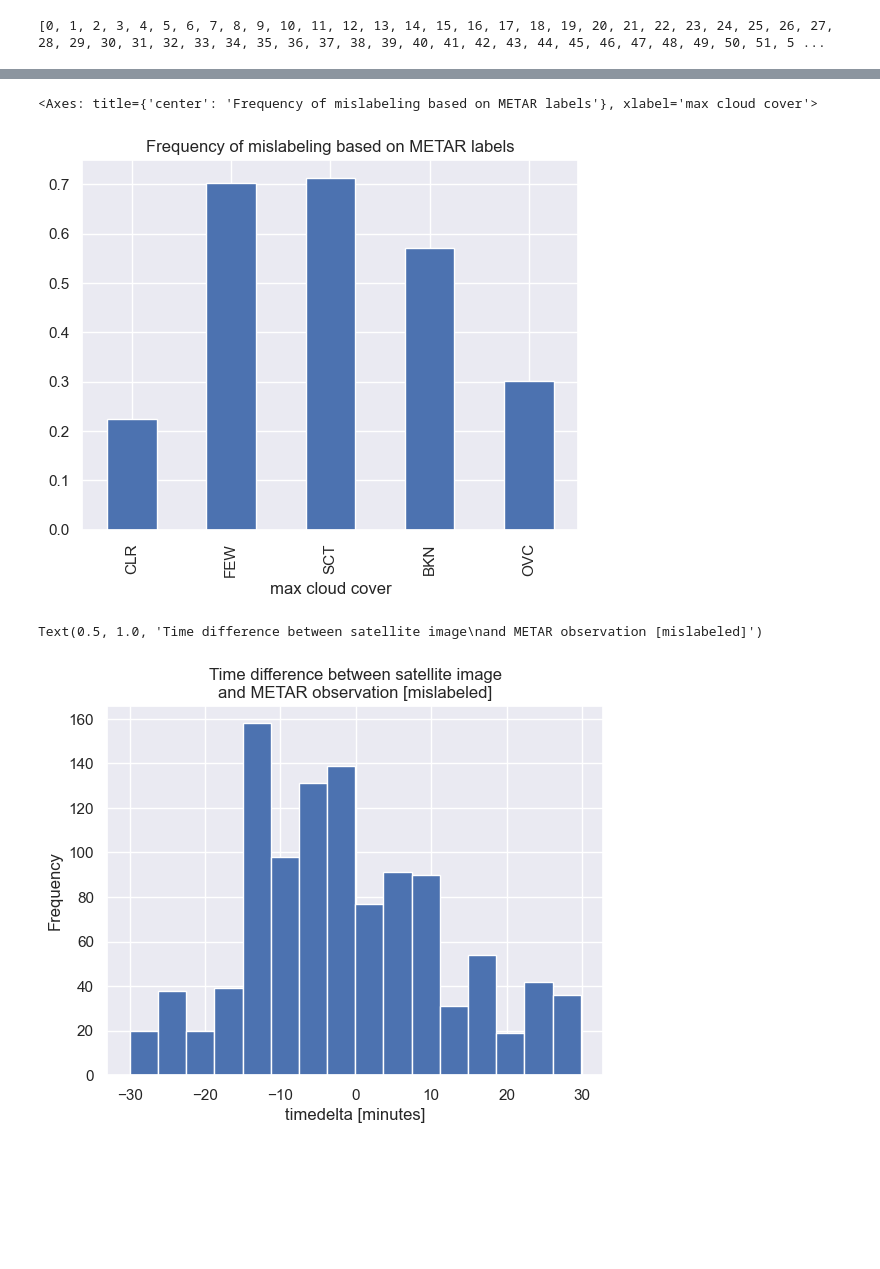
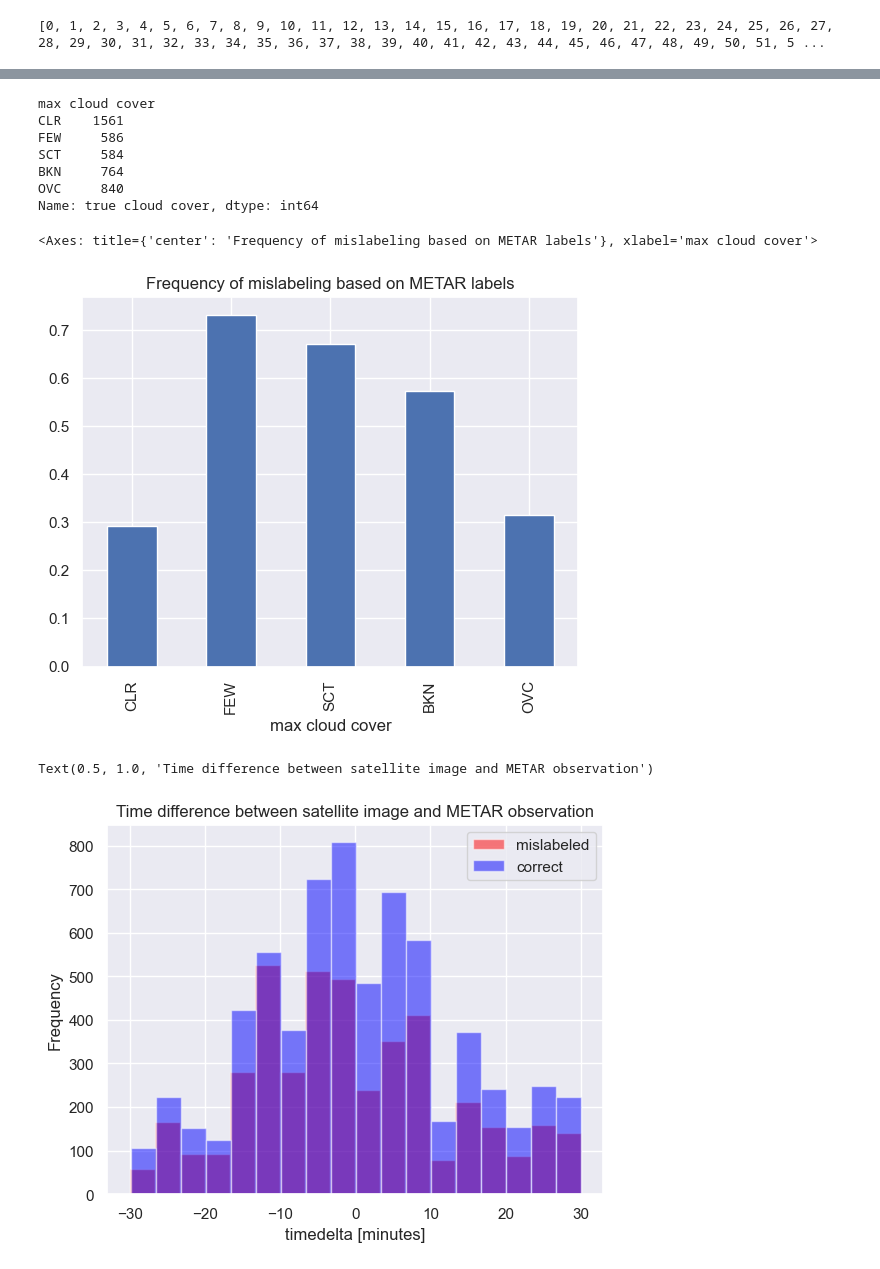
Before and after one commit to ErikWessel/MSCC-Notebooks, a Jupyter notebook: label_analysis.ipynb, the cells around one changed output, grey strips where cells are left out. Cells and saved outputs as stored; diff of their text form; code cells hidden in the pictures; blank space fills up the shorter version.

Commit message:
Enhance labeling program, finish manual labeling

```diff
--- a/label_analysis.ipynb
+++ b/label_analysis.ipynb
@@ -64,3 +66,12 @@ if image_index is None:
     image_index = 0
 else:
     image_index += 1
+# %%
+button_colors = sns.color_palette(sns.color_palette('Blues', len(cloud_cover_order)))
+bg_lightness = [np.mean(color) for color in button_colors]
+button_text_colors = ['#0e2532' if x > 0.5 else '#ffffff' for x in bg_lightness]
+button_colors = button_colors.as_hex()
+print(button_colors)
+print(button_text_colors)
+button_colors = list(zip(button_text_colors, button_colors))
+button_colors
@@ -67,4 +106,5 @@ else:
 # %%
+import gc
 import PySimpleGUI as sg
 from matplotlib.backends.backend_tkagg import FigureCanvasTkAgg
 import torch
@@ -103,12 +143,16 @@ def draw_image(canvas, figure):
 fig, ax = plot_image(image_index)
 figure_x, figure_y, figure_w, figure_h = fig.bbox.bounds
 
-layout = [[sg.Canvas(size=(figure_w, figure_h), key='canvas')], [sg.Button(cc) for cc in cloud_cover_order] + [sg.Button('<--')]]
+layout = [[sg.Canvas(size=(figure_w, figure_h), key='canvas')],
+          [sg.Button(cc, button_color=button_colors[i]) for i, cc in enumerate(cloud_cover_order)] +
+          [sg.Button('<--', button_color=sns.color_palette('Reds', 2).as_hex())]]
 
 font = ('Inter', 16)
 window = sg.Window(get_window_title(), layout, element_justification='c', font=font, finalize=True)
 
 agg = draw_image(window['canvas'].TKCanvas, fig)
+gc.collect()
+gc_ctr = 0
 while True:
     event, values = window.read()
     # End program if user closes window
@@ -129,9 +173,13 @@ while True:
             fig, ax = plot_image(image_index)
             window.set_title(get_window_title())
             agg = draw_image(window['canvas'].TKCanvas, fig)
+            gc_ctr += 1
+            if gc_ctr > 50:
+                gc.collect()
             window.refresh()
         else:
             break
         labels.to_csv(out_labels_path)
 
+gc.collect()
 window.close()
@@ -263,2 +338,5 @@ plt.show()
 # %%
 mislabeled = labels_to_analyze['max cloud cover'] != labels_to_analyze['true cloud cover']
+# %%
+labels_to_analyze['mismatch intensity'] = labels_to_analyze.apply(lambda row: class_dict[row['max cloud cover']] - class_dict[row['true cloud cover']], axis='columns')
+labels_to_analyze['mismatch intensity']
@@ -265,12 +366,26 @@ mislabeled = labels_to_analyze['max cloud cover'] != labels_to_analyze['true clo
+# %%
+labels_to_analyze[mislabeled].groupby('max cloud cover')['true cloud cover'].count().loc[cloud_cover_order]
+# %% [output]
+max cloud cover
+CLR    1561
+FEW     586
+SCT     584
+BKN     764
+OVC     840
+Name: true cloud cover, dtype: int64
 # %%
 (labels_to_analyze[mislabeled].groupby('max cloud cover')['true cloud cover'].count().loc[cloud_cover_order] / labels_to_analyze.groupby('max cloud cover')['true cloud cover'].count().loc[cloud_cover_order]).plot.bar(title='Frequency of mislabeling based on METAR labels')
 # %% [output]
 <Axes: title={'center': 'Frequency of mislabeling based on METAR labels'}, xlabel='max cloud cover'>
-[figure, old version]
+[figure, new version]
 # %%
-ax = labels_to_analyze[mislabeled]['timedelta [minutes]'].plot.hist(bins=16)
+fig, ax = plt.subplots()
+plot_bins = 18
+labels_to_analyze[mislabeled]['timedelta [minutes]'].plot.hist(bins=plot_bins, ax=ax, alpha=0.5, color='red', label='mislabeled')
+labels_to_analyze[~mislabeled]['timedelta [minutes]'].plot.hist(bins=plot_bins, ax=ax, alpha=0.5, color='blue', label='correct')
 ax.set_xlabel('timedelta [minutes]')
-ax.set_title('Time difference between satellite image\nand METAR observation [mislabeled]')
+ax.legend()
+ax.set_title('Time difference between satellite image and METAR observation')
 # %% [output]
-Text(0.5, 1.0, 'Time difference between satellite image\nand METAR observation [mislabeled]')
+Text(0.5, 1.0, 'Time difference between satellite image and METAR observation')
-[figure, old version]
+[figure, new version]
```
Also changed, not shown: parts of 30 cells of this notebook.
